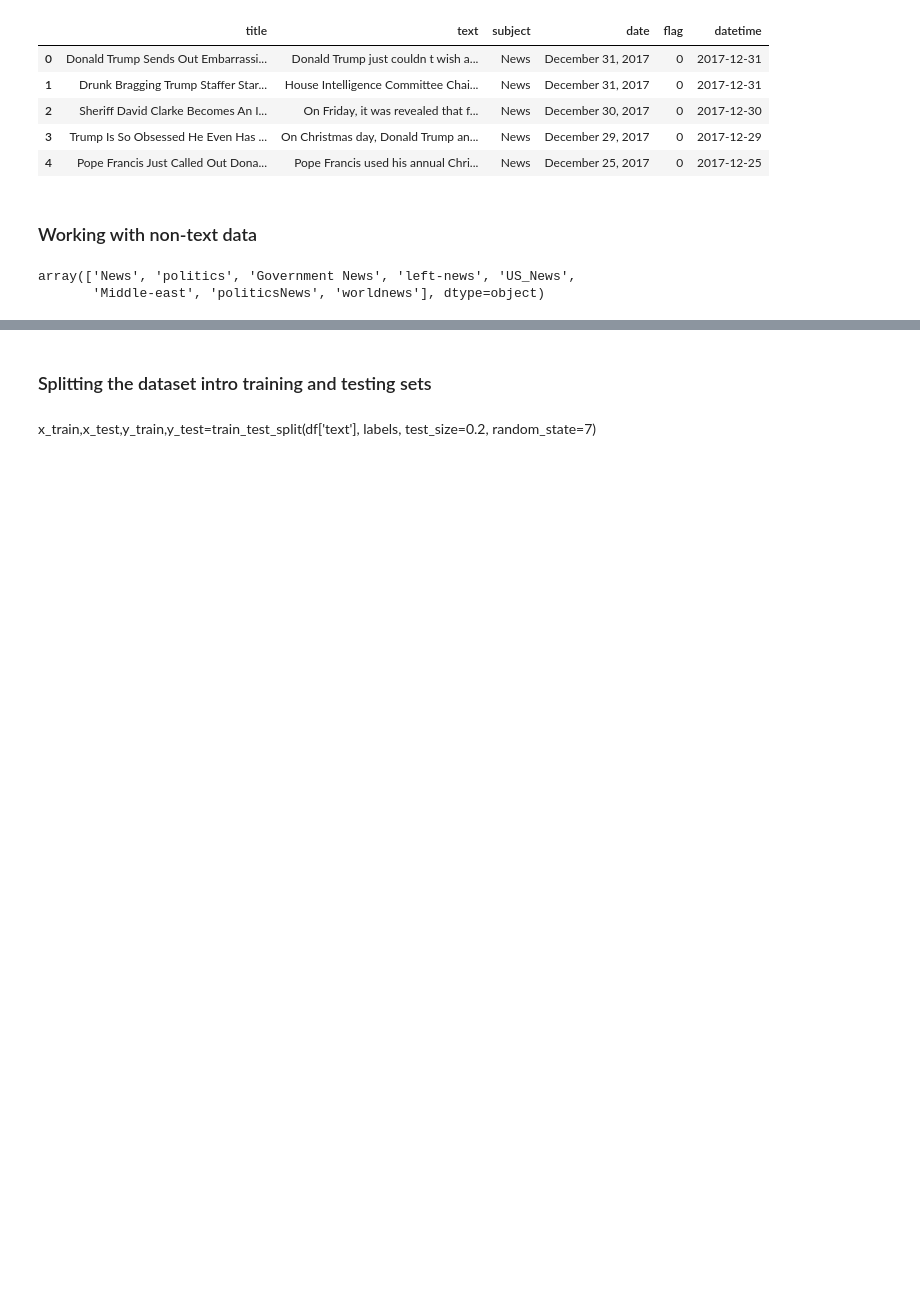
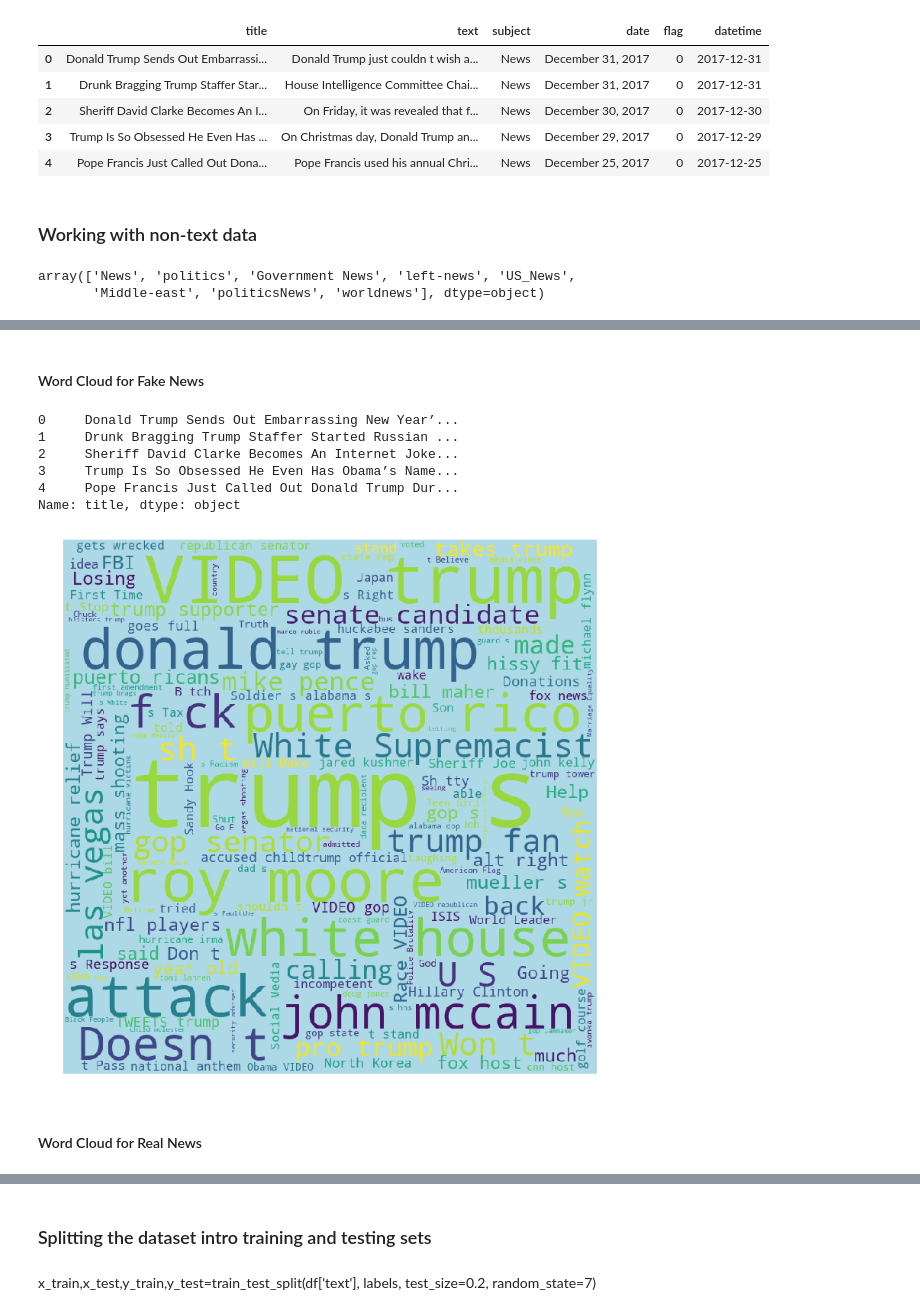
Before and after one commit to Nadinma/Fake_Real_News, a Jupyter notebook: Real_Fake_News_code.ipynb, the cells around one changed output, grey strips where cells are left out. Drawn from its saved outputs; the diff is of its cells as text; code cells hidden in the pictures; blank space fills up the shorter version.

```diff
--- a/Real_Fake_News_code.ipynb
+++ b/Real_Fake_News_code.ipynb
@@ -310,0 +354,40 @@ TypeError: ('2015-03', 0) is not a string
+# %%
+comment_words = ''
+stopwords = set(STOPWORDS)
+# %% [markdown]
+#### Word Cloud for Fake News
+# %%
+# Slice part of fake news to look at vocabulary
+fake_slice = nlp_alg[nlp_alg['flag'] == 0]['title'].iloc[0:500]
+# %%
+fake_slice.head()
+# %% [output]
+0     Donald Trump Sends Out Embarrassing New Year’...
+1     Drunk Bragging Trump Staffer Started Russian ...
+2     Sheriff David Clarke Becomes An Internet Joke...
+3     Trump Is So Obsessed He Even Has Obama’s Name...
+4     Pope Francis Just Called Out Donald Trump Dur...
+Name: title, dtype: object
+# %%
+for val in fake_slice:
+    #val = str(val)
+    tokens = val.split()
+    for i in range(len(tokens)):
+        tokens[i] = tokens[i].lower()
+        comment_words += " ".join(tokens)+""
+# %%
+wordcloud = WordCloud(width = 800, height = 800,
+                background_color ='lightblue',
+                stopwords = stopwords,
+                min_font_size = 10).generate(comment_words)
+# %%
+plt.figure(figsize = (10, 10))
+plt.imshow(wordcloud)
+plt.axis("off")
+plt.tight_layout(pad = 0)
+
+plt.show()
+# %% [output]
+[figure, added]
+# %% [markdown]
+#### Word Cloud for Real News
```
Also changed, not shown: parts of 37 cells of this notebook.
